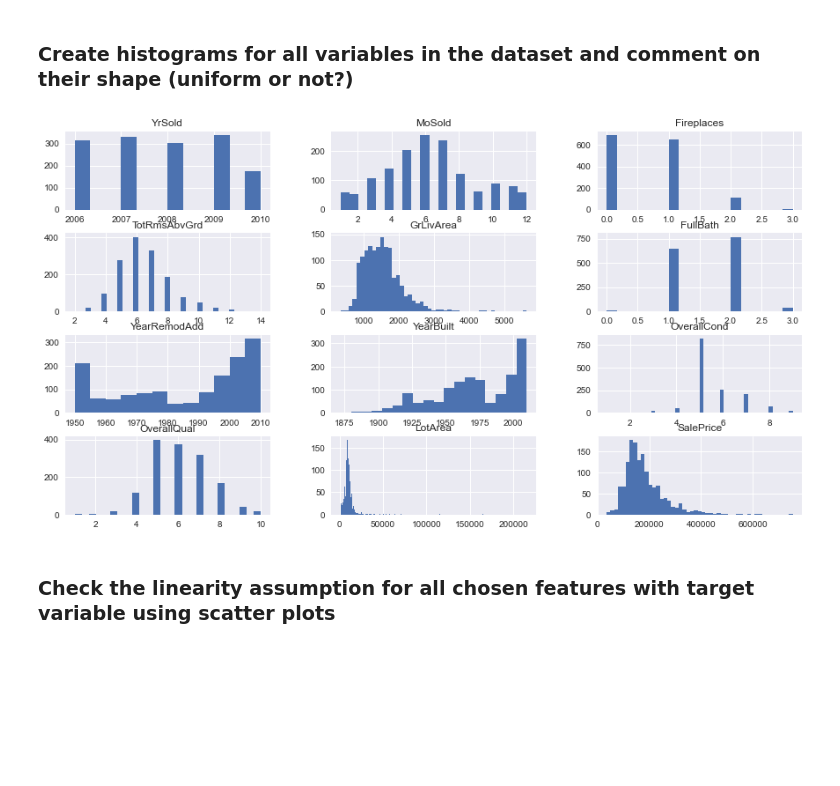
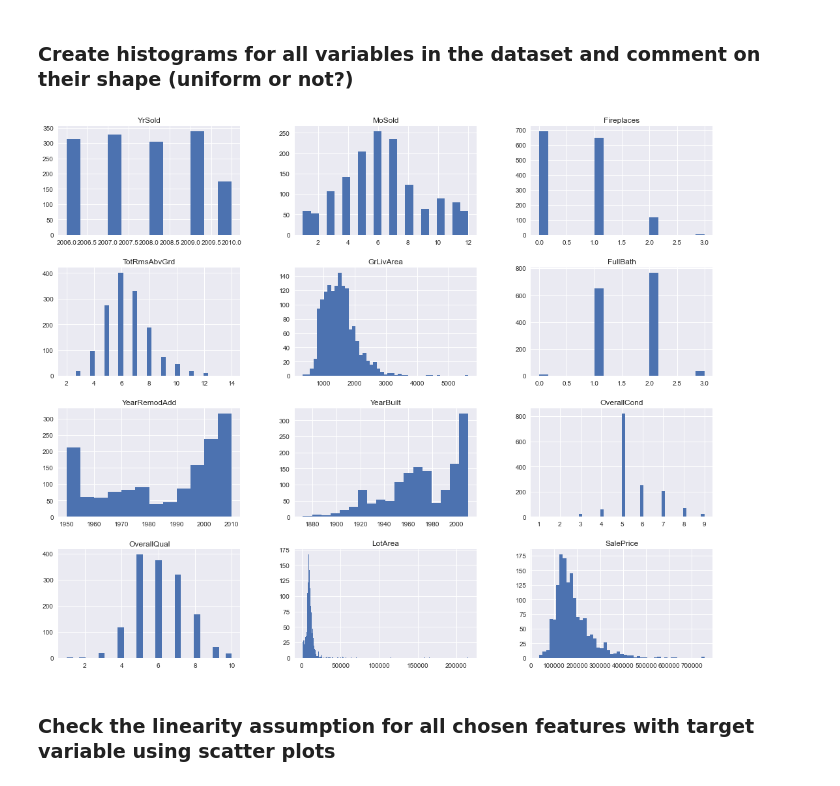
Before and after one commit to Pamela-Chebii/dsc-regression-boston-lab, a Jupyter notebook: index.ipynb, the cells around one changed output. Cells and saved outputs as stored; diff of their text form; code cells hidden in the pictures; blank space fills up the shorter version.

```diff
--- a/index.ipynb
+++ b/index.ipynb
@@ -51,6 +51,6 @@ data.head()
 ### Create histograms for all variables in the dataset and comment on their shape (uniform or not?)
 # %%
 # Your code here
-data.hist(figsize= (15,8), bins="auto");
+data.hist(figsize= (18,15), bins="auto");
 # %% [output]
-[figure, old version]
+[figure, new version]
```
Also changed, not shown: parts of 6 cells of this notebook.
